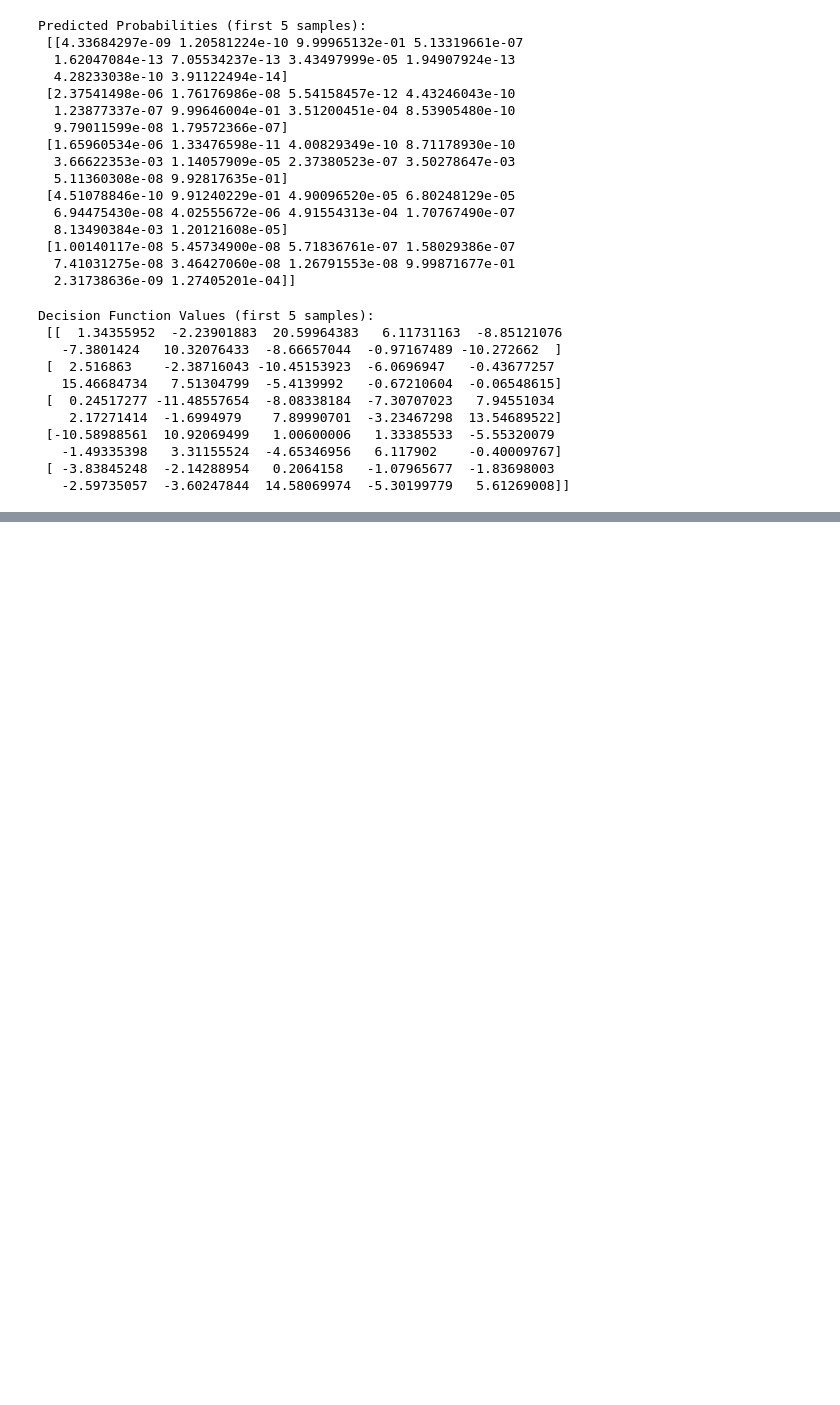
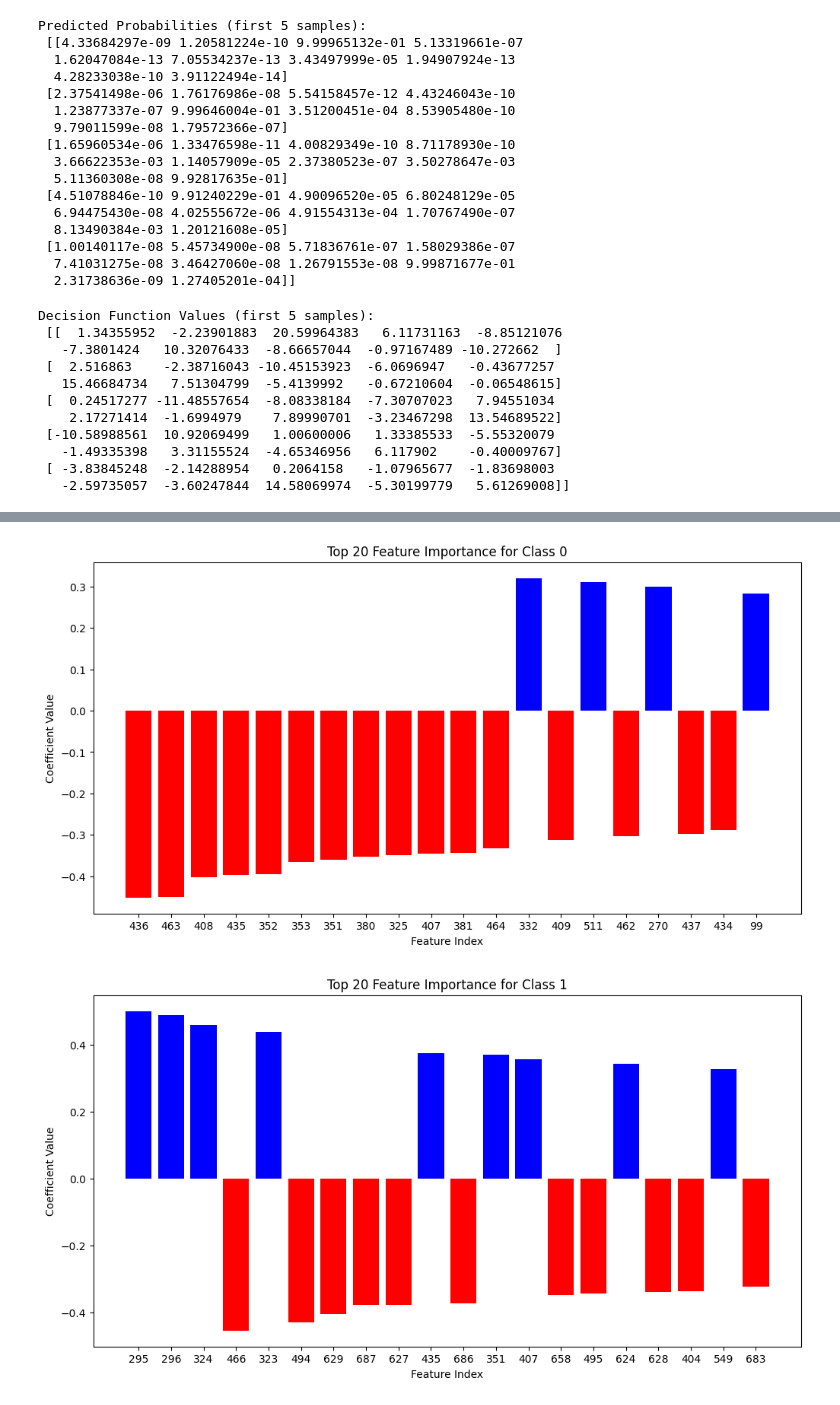
Before and after one commit to Phionanamugga/logistic_regression_model, a Jupyter notebook: logistic_regression_model.ipynb, the cells around one changed output, grey strips where cells are left out. Cells and saved outputs as stored; diff of their text form; code cells hidden in the pictures; blank space fills up the shorter version.

```diff
--- a/logistic_regression_model.ipynb
+++ b/logistic_regression_model.ipynb
@@ -123,0 +158,18 @@ Decision Function Values (first 5 samples):
+# %%
+# 3. Feature Importance (Coefficients)
+# Since we have many features, let's visualize the top 20 for each class
+n_top_features = 20
+for i, class_label in enumerate(logreg.classes_):
+  coefs = logreg.coef_[i]
+  top_indices = np.argsort(np.abs(coefs))[::-1][:n_top_features]
+  top_coefs = coefs[top_indices]
+  plt.figure(figsize=(12, 6))
+  plt.bar(range(len(top_coefs)), top_coefs, color=['red' if x < 0 else 'blue' for x in top_coefs])
+  plt.xticks(range(len(top_coefs)), top_indices)
+  plt.xlabel('Feature Index')
+  plt.ylabel('Coefficient Value')
+  plt.title(f'Top {n_top_features} Feature Importance for Class {class_label}')
+  plt.show()
+# %% [output]
+[figure, added]
+[figure, added]
```
Also changed, not shown: parts of 4 cells of this notebook.
